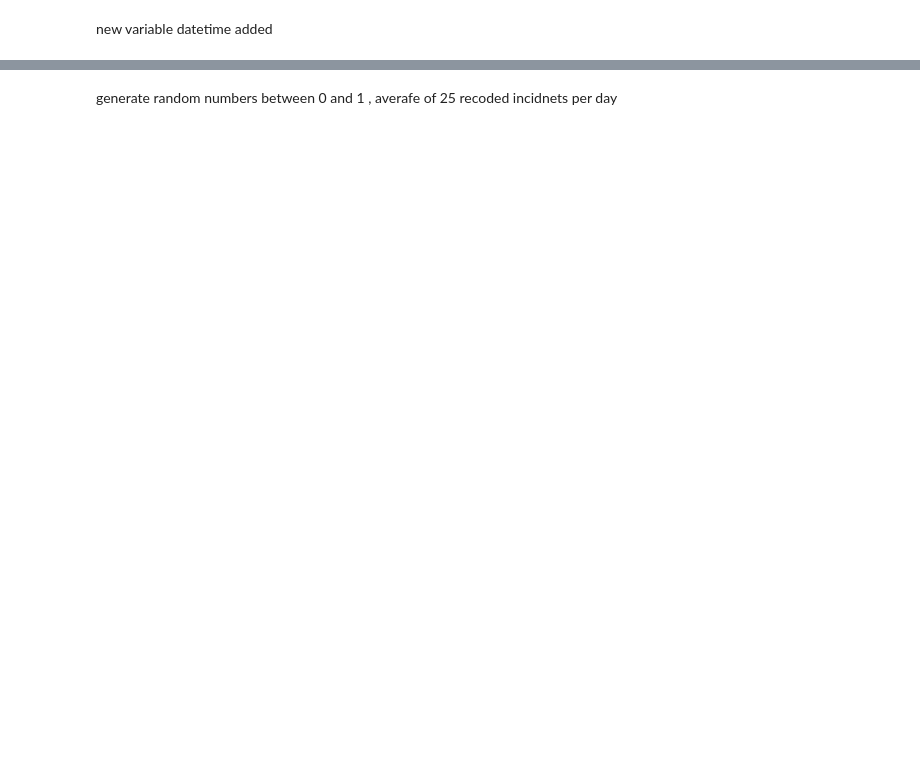
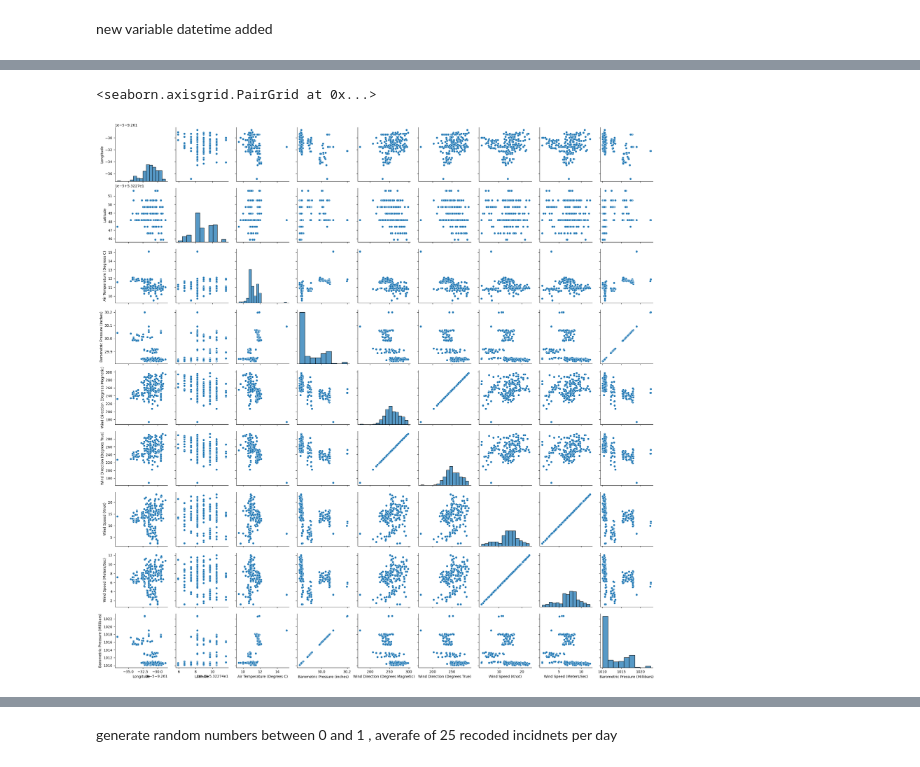
Before and after one commit to dectan/Programming-for-Data-Analysis-Project-1, a Jupyter notebook: Project 1.ipynb, the cells around one changed output, grey strips where cells are left out. Drawn from its saved outputs; the diff is of its cells as text; code cells hidden in the pictures; blank space fills up the shorter version.

Commit message:
add datetime field, limit data to 200 rows,add new pairplot, add lineplot and histograms for 4 varaibles

```diff
--- a/Project 1.ipynb
+++ b/Project 1.ipynb
@@ -19,0 +11,5 @@ sns.pairplot(df, hue= "Trigger")
+# %%
+
+#df=pd.read_csv("https://data.gov.ie/dataset/a507b5ef-913f-44f9-8e54-1a06e149825f/resource/81dede99-00bf-4fde-af2e-77244ab27404/download/beef_dairy_report_ded_2020.csv")
+df1=pd.read_csv('http://data.marine.ie/downloads/SmartBayIreland/GalwaySampleWeatherData.csv',nrows = 200)
+#df1.loc[df1.loc[:,'SensorTimestamp'] >= '14/08/2015']
@@ -33 +56,3 @@ df
+# %%
+df1['datetime'] = pd.to_datetime(df1['SensorTimestamp'])
 # %%
@@ -34,0 +101,5 @@ df['datetime']
+# %%
+sns.pairplot(df1)
+# %% [output]
+<seaborn.axisgrid.PairGrid at 0x...>
+[figure, added]
```
Also changed, not shown: parts of 27 cells of this notebook.
